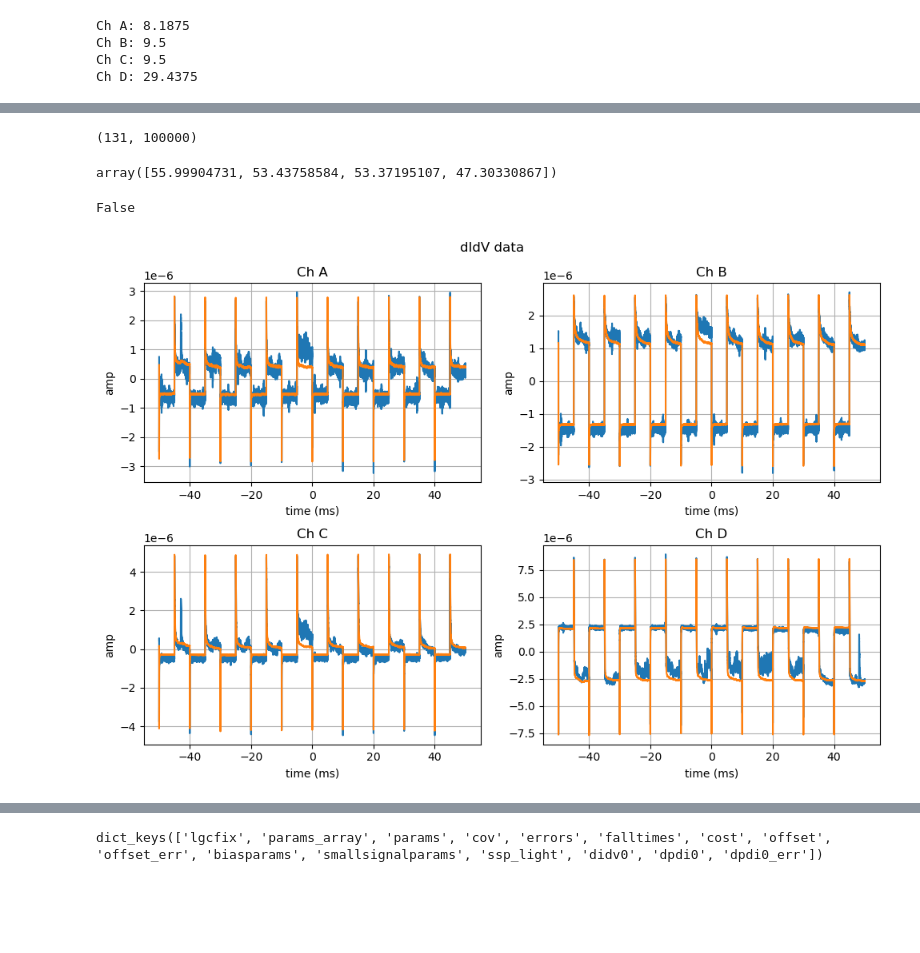
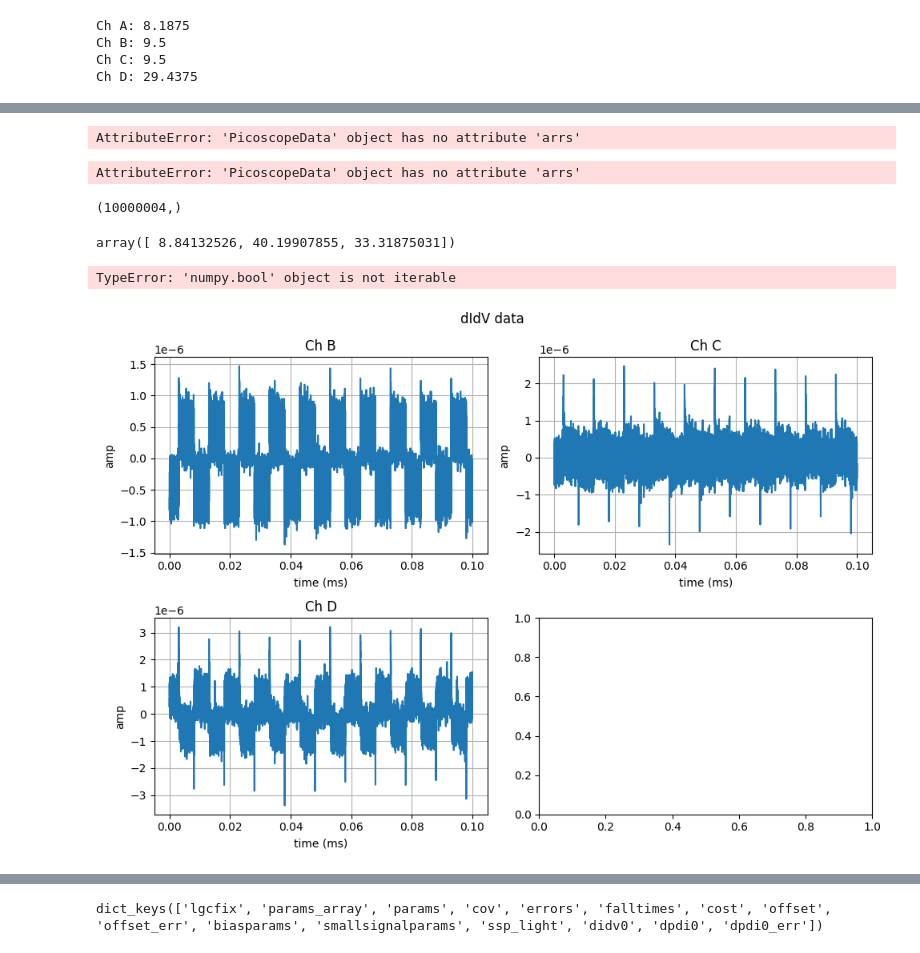
Before and after one commit to tamu-edu/tes_noise, a Jupyter notebook: dIdV.ipynb, the cells around one changed output, grey strips where cells are left out. Drawn from its saved outputs; the diff is of its cells as text; code cells hidden in the pictures; blank space fills up the shorter version.

```diff
--- a/dIdV.ipynb
+++ b/dIdV.ipynb
@@ -39,11 +39,13 @@ warnings.filterwarnings('ignore')
 warnings.simplefilter('ignore')
 # %%
 # read in results from IbIs analysis
-runnum = 4
-runname = '20250516'
-folder_base = '/Users/ajbiffl/Documents/CDMS/oxford_fridge'
+runnum = 5
+ibis_runname = '20250605-0006'
+runname = '20250605-0003'
+#folder_base = '/Users/ajbiffl/Documents/CDMS/oxford_fridge'
+folder_base = 'C:/Users/MINER/Documents/B13 Cryolab'
 
-with open(folder_base + f'/Run{runnum}/IbIs Data/{runname}_results.dat', 'rb') as f:
+with open(folder_base + f'/Run{runnum}/IbIs Data/{ibis_runname}_results.dat', 'rb') as f:
     ibis, ivfits, tr_fits = pickle.load(f)
 # %%
 import importlib
@@ -53,9 +55,11 @@ from picoscopedata import PicoscopeData
 
 # config dict
 drive_path = folder_base + f'/Run{runnum}/dIdV Data'
-channels = 'ABCD'
+channels = 'BCD'
 glob_pattern = drive_path + '/' + runname + '*' + '/*.csv'
 print(glob_pattern)
 
-didv = PicoscopeData(runname, drive_path, idx = range(64*16), vertical_stack = True, glob_pattern = glob_pattern, row_avg = 1, throw_nans = True)
+#didv = PicoscopeData(runname, drive_path, idx = range(64*10), vertical_stack = True, glob_pattern = glob_pattern, row_avg = 1, throw_nans = True)
+# single file
+didv = PicoscopeData(runname, drive_path, glob_pattern = glob_pattern, row_avg = 1, throw_nans = True)
 # %% [output]
@@ -184,6 +182,8 @@ H (100004,)
 for chan in channels:
     didv.arrs[chan] = didv.arrs[chan][:,:100000]
 didv.resize(0,100_000)
+# %% [output]
+AttributeError: 'PicoscopeData' object has no attribute 'arrs'
 # %%
 c = 'B'
 x = didv.arrs[c]
@@ -191,47 +191,50 @@ I,J = x.shape
 for i in range(I):
     if any(np.isnan(x[i])):
         print(i)
+# %% [output]
+AttributeError: 'PicoscopeData' object has no attribute 'arrs'
 # %%
-didv('A').shape
+didv('B').shape
 # %% [output]
-(131, 100000)
+(10000004,)
 # %%
 R_ops = tr_fits.loc['R_op'].values
 R_ops*1e3 # milliohms
 # %% [output]
-array([55.99904731, 53.43758584, 53.37195107, 47.30330867])
+array([ 8.84132526, 40.19907855, 33.31875031])
 # %%
 B_avg = didv('B').mean(axis=0)
 any(np.isnan(B_avg))
 # %% [output]
-False
+TypeError: 'numpy.bool' object is not iterable
 # %%
 # plot DIDV data
 numrows = (1+len(channels))//2
 
 didv_waveform = didv('H')
 
 fig, axs = plt.subplots(nrows = numrows, ncols = 2, figsize = (10,3.5*numrows))
 
 fig.suptitle('dIdV data')
 
 
 for i, (c, ax) in enumerate(zip(channels, axs.flatten())):
 
     ax.grid()
     ax.set_ylabel('amp')
     ax.set_xlabel('time (ms)')
     ax.set_title(f'Ch {c}')
 
-    ax.plot(didv.ts*1e3, didv(c)[5])
+    #ax.plot(didv.ts*1e3, didv(c)[5])
     #ax.plot(didv.ts*1e3, didv('H')/10, alpha = 0.2)
     # for i in range(10):
     #     ax.axvline(didv.ts[2500 + i*10_000]*1e3)
     #     ax.axvline(didv.ts[7500 + i*10_000]*1e3)
-    ax.plot(didv.ts*1e3, didv(c).mean(axis=0))
+    #ax.plot(didv.ts*1e3, didv(c).mean(axis=0))
+    ax.plot(didv.ts[:100_000]*1e3, didv(c)[:100_000])
     #ax.set_ylim(-1e-6, 1e-6)
     #ax.plot(didv1.ts*1e3, didv1(c))
 
 fig.tight_layout()
 # %% [output]
-[figure, old version]
+[figure, new version]
```
Also changed, not shown: parts of 37 cells of this notebook, 5 other files.
